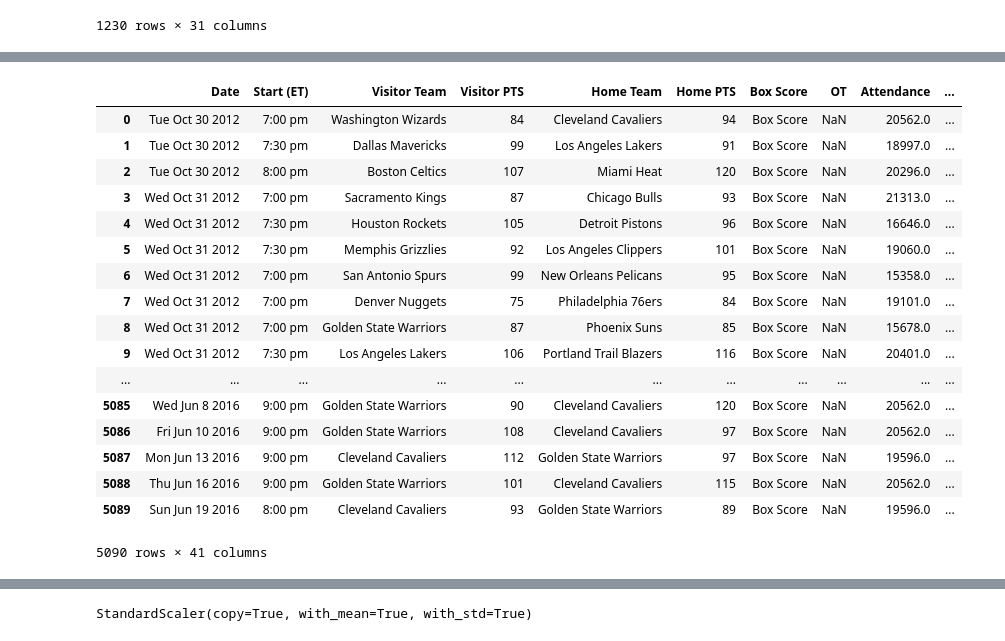
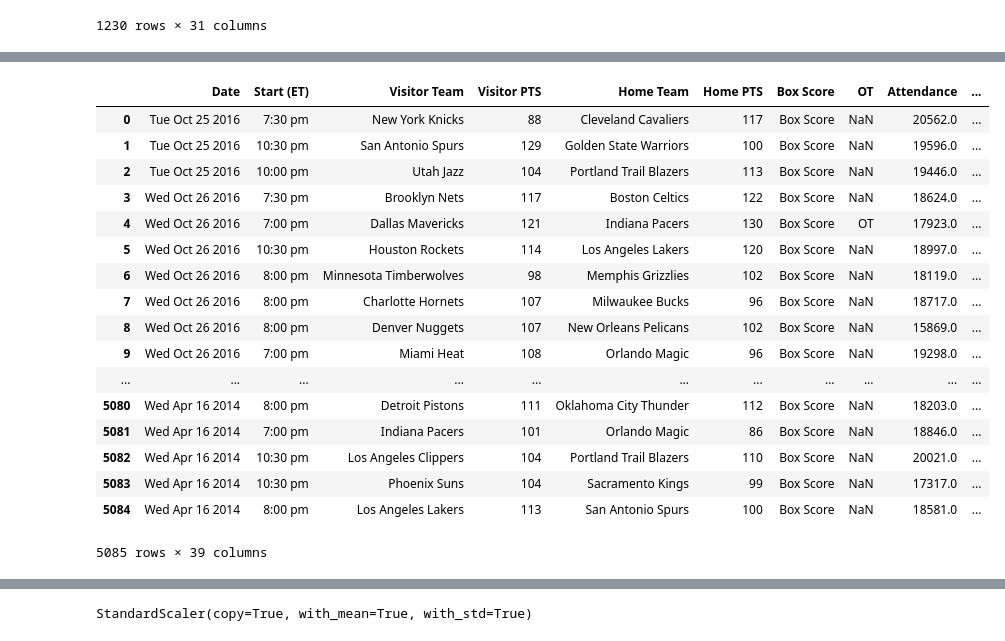
Before and after one commit to filipl41/ML_Predicting-NBA-Game-Outcomes-, a Jupyter notebook: NbaGamesPrediction.ipynb, the cells around one changed output, grey strips where cells are left out. Saved outputs shown, nothing was run; the diff lists cells and outputs as text; code cells hidden in the pictures.

```diff
--- a/NbaGamesPrediction.ipynb
+++ b/NbaGamesPrediction.ipynb
@@ -557,7 +515,12 @@ dataStats2012
+# %%
+#dodajemo napredne statistike za napad i odbranu timova, u odlucivanju koristimo podatke od prosle sezone
+
+stats2012 = pd.read_csv('./data/2012-2013 Team Stats.csv')
+stats2011 = pd.read_csv('./data/2015-2016 Team Stats.csv')
+stats2013 = pd.read_csv('./data/2013-2014 Team Stats.csv')
+stats2014 = pd.read_csv('./data/2014-2015 Team Stats.csv')
 # %%
-
-dataStats2012 = changeTeamName(dataStats2012, False)
-dataStats2013 = changeTeamName(dataStats2013, False)
-dataStats2014 = changeTeamName(dataStats2014, False)
-dataStats2015 = changeTeamName(dataStats2015, False)
-dataStats2012
+stats2012 = changeTeamName(stats2012, False)
+stats2011 = changeTeamName(stats2011, False)
+stats2013 = changeTeamName(stats2013, False)
+stats2014 = changeTeamName(stats2014, False)
@@ -613,13 +552,13 @@ def addAdvanceStatsAttr(dataset, dataStats):
 # %%
-dataStats2012 = dataStats2012.set_index('Team')
-dataStats2013 = dataStats2013.set_index('Team')
-dataStats2014 = dataStats2014.set_index('Team')
-dataStats2015 = dataStats2015.set_index('Team')
+stats2011 = stats2011.set_index('Team')
+stats2012 = stats2012.set_index('Team')
+stats2013 = stats2013.set_index('Team')
+stats2014 = stats2014.set_index('Team')
 # %%
-data1 = addAdvanceStatsAttr(data1, dataStats2013)
-data2 = addAdvanceStatsAttr(data2, dataStats2012)
-data3 = addAdvanceStatsAttr(data3, dataStats2014)
-data4 = addAdvanceStatsAttr(data4, dataStats2015)
-data4
+data1 = addAdvanceStats(data1, stats2012)
+data2 = addAdvanceStats(data2, stats2011)
+data3 = addAdvanceStats(data3, stats2013)
+data4 = addAdvanceStats(data4, stats2014)
+data2.head()
 # %% [output]
 |  | Date | Start (ET) | Visitor Team | Visitor PTS | Home Team | Home PTS | Box Score | OT | Attendance | ... |
@@ -661,29 +589,29 @@ Index(['Date', 'Start (ET)', 'Visitor Team', 'Visitor PTS', 'Home Team',
       dtype='object')
 # %%
 #formiramo jedan pandas frejm od svih dosada napravljenih
-fullDataset = data2.append(data1, ignore_index=True)
-fullDataset = fullDataset.append(data3, ignore_index=True)
+fullDataset = data2.append(data3, ignore_index=True)
 fullDataset = fullDataset.append(data4, ignore_index=True)
+fullDataset = fullDataset.append(data1, ignore_index=True)
 fullDataset
 # %% [output]
 |  | Date | Start (ET) | Visitor Team | Visitor PTS | Home Team | Home PTS | Box Score | OT | Attendance | ... |
-| 0 | Tue Oct 30 2012 | 7:00 pm | Washington Wizards | 84 | Cleveland Cavaliers | 94 | Box Score | NaN | 20562.0 | ... |
-| 1 | Tue Oct 30 2012 | 7:30 pm | Dallas Mavericks | 99 | Los Angeles Lakers | 91 | Box Score | NaN | 18997.0 | ... |
-| 2 | Tue Oct 30 2012 | 8:00 pm | Boston Celtics | 107 | Miami Heat | 120 | Box Score | NaN | 20296.0 | ... |
-| 3 | Wed Oct 31 2012 | 7:00 pm | Sacramento Kings | 87 | Chicago Bulls | 93 | Box Score | NaN | 21313.0 | ... |
-| 4 | Wed Oct 31 2012 | 7:30 pm | Houston Rockets | 105 | Detroit Pistons | 96 | Box Score | NaN | 16646.0 | ... |
-| 5 | Wed Oct 31 2012 | 7:30 pm | Memphis Grizzlies | 92 | Los Angeles Clippers | 101 | Box Score | NaN | 19060.0 | ... |
-| 6 | Wed Oct 31 2012 | 7:00 pm | San Antonio Spurs | 99 | New Orleans Pelicans | 95 | Box Score | NaN | 15358.0 | ... |
-| 7 | Wed Oct 31 2012 | 7:00 pm | Denver Nuggets | 75 | Philadelphia 76ers | 84 | Box Score | NaN | 19101.0 | ... |
-| 8 | Wed Oct 31 2012 | 7:00 pm | Golden State Warriors | 87 | Phoenix Suns | 85 | Box Score | NaN | 15678.0 | ... |
-| 9 | Wed Oct 31 2012 | 7:30 pm | Los Angeles Lakers | 106 | Portland Trail Blazers | 116 | Box Score | NaN | 20401.0 | ... |
+| 0 | Tue Oct 25 2016 | 7:30 pm | New York Knicks | 88 | Cleveland Cavaliers | 117 | Box Score | NaN | 20562.0 | ... |
+| 1 | Tue Oct 25 2016 | 10:30 pm | San Antonio Spurs | 129 | Golden State Warriors | 100 | Box Score | NaN | 19596.0 | ... |
+| 2 | Tue Oct 25 2016 | 10:00 pm | Utah Jazz | 104 | Portland Trail Blazers | 113 | Box Score | NaN | 19446.0 | ... |
+| 3 | Wed Oct 26 2016 | 7:30 pm | Brooklyn Nets | 117 | Boston Celtics | 122 | Box Score | NaN | 18624.0 | ... |
+| 4 | Wed Oct 26 2016 | 7:00 pm | Dallas Mavericks | 121 | Indiana Pacers | 130 | Box Score | OT | 17923.0 | ... |
+| 5 | Wed Oct 26 2016 | 10:30 pm | Houston Rockets | 114 | Los Angeles Lakers | 120 | Box Score | NaN | 18997.0 | ... |
+| 6 | Wed Oct 26 2016 | 8:00 pm | Minnesota Timberwolves | 98 | Memphis Grizzlies | 102 | Box Score | NaN | 18119.0 | ... |
+| 7 | Wed Oct 26 2016 | 8:00 pm | Charlotte Hornets | 107 | Milwaukee Bucks | 96 | Box Score | NaN | 18717.0 | ... |
+| 8 | Wed Oct 26 2016 | 8:00 pm | Denver Nuggets | 107 | New Orleans Pelicans | 102 | Box Score | NaN | 15869.0 | ... |
+| 9 | Wed Oct 26 2016 | 7:00 pm | Miami Heat | 108 | Orlando Magic | 96 | Box Score | NaN | 19298.0 | ... |
 | ... | ... | ... | ... | ... | ... | ... | ... | ... | ... | ... |
-| 5085 | Wed Jun 8 2016 | 9:00 pm | Golden State Warriors | 90 | Cleveland Cavaliers | 120 | Box Score | NaN | 20562.0 | ... |
-| 5086 | Fri Jun 10 2016 | 9:00 pm | Golden State Warriors | 108 | Cleveland Cavaliers | 97 | Box Score | NaN | 20562.0 | ... |
-| 5087 | Mon Jun 13 2016 | 9:00 pm | Cleveland Cavaliers | 112 | Golden State Warriors | 97 | Box Score | NaN | 19596.0 | ... |
-| 5088 | Thu Jun 16 2016 | 9:00 pm | Golden State Warriors | 101 | Cleveland Cavaliers | 115 | Box Score | NaN | 20562.0 | ... |
-| 5089 | Sun Jun 19 2016 | 8:00 pm | Cleveland Cavaliers | 93 | Golden State Warriors | 89 | Box Score | NaN | 19596.0 | ... |
+| 5080 | Wed Apr 16 2014 | 8:00 pm | Detroit Pistons | 111 | Oklahoma City Thunder | 112 | Box Score | NaN | 18203.0 | ... |
+| 5081 | Wed Apr 16 2014 | 7:00 pm | Indiana Pacers | 101 | Orlando Magic | 86 | Box Score | NaN | 18846.0 | ... |
+| 5082 | Wed Apr 16 2014 | 10:30 pm | Los Angeles Clippers | 104 | Portland Trail Blazers | 110 | Box Score | NaN | 20021.0 | ... |
+| 5083 | Wed Apr 16 2014 | 10:30 pm | Phoenix Suns | 104 | Sacramento Kings | 99 | Box Score | NaN | 17317.0 | ... |
+| 5084 | Wed Apr 16 2014 | 8:00 pm | Los Angeles Lakers | 113 | San Antonio Spurs | 100 | Box Score | NaN | 18581.0 | ... |
-5090 rows × 41 columns
+5085 rows × 39 columns
 # %%
 #dodajemo atribute
 def addLearningAtt(fullDataset):
```
Also changed, not shown: parts of 33 cells of this notebook.
